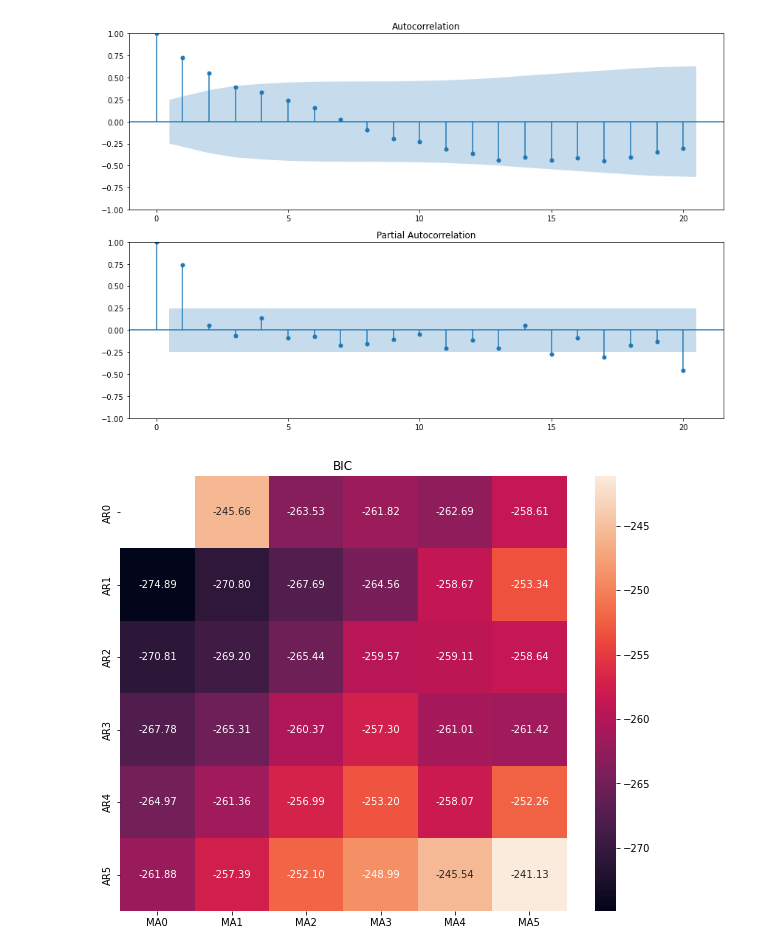
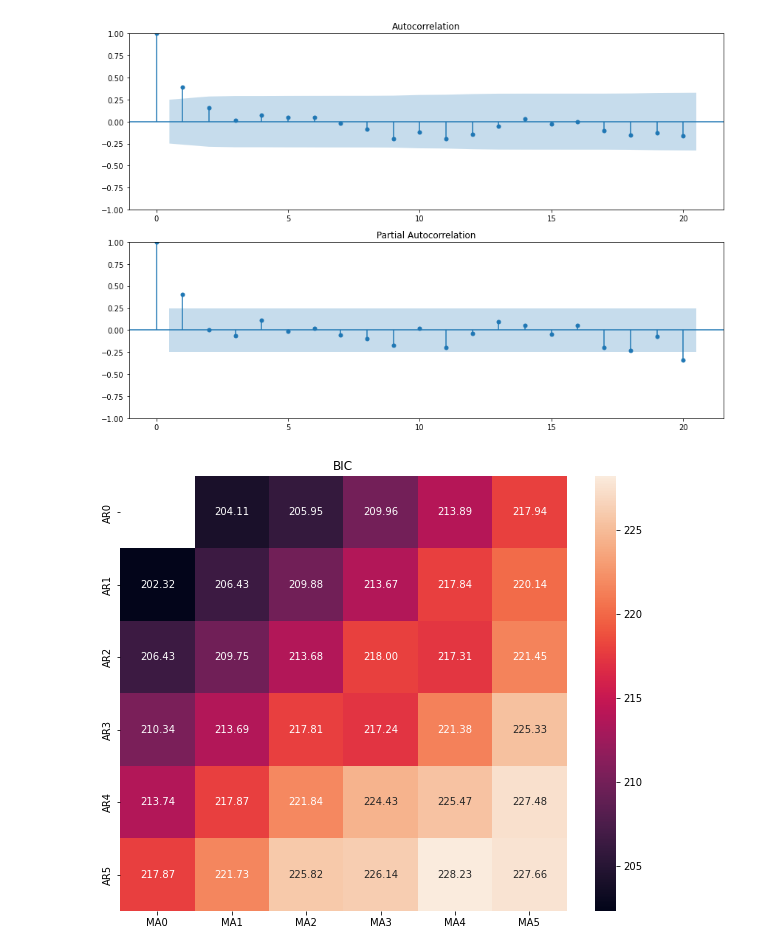
Before and after one commit to Allanroy-tz/PyLab, a Jupyter notebook: 时间序列分析/main.ipynb, the cells around one changed output. Cells and saved outputs as stored; diff of their text form; code cells hidden in the pictures.

```diff
--- a/时间序列分析/main.ipynb
+++ b/时间序列分析/main.ipynb
@@ -28,0 +50,32 @@ Name: Close, Length: 65, dtype: float64
+# %%
+from sklearn.metrics import r2_score
+nptrain=train.to_numpy()
+#print(nptrain)
+u,s,vt=np.linalg.svd(nptrain)
+#print(u)
+#print(s)
+#print(vt)
+svdtrain=np.dot(vt[:3,:],np.mat(nptrain).T).T
+predict_sunspots02=np.dot(svdtrain,vt[:3,:])
+print(r2_score(nptrain, predict_sunspots02))
+#print(predict_sunspots02)
+plt.figure(figsize=(10,10))
+plt.plot(predict_sunspots02[...,3],color='red',label="Close")
+plt.plot(predict_sunspots02[...,0],color='green',label="Open")
+plt.plot(predict_sunspots02[...,1],color='blue',label="High")
+plt.plot(predict_sunspots02[...,2],color='skyblue',label="Low")
+#plt.plot(train["Volume"],color='blacl')
+plt.legend()
+plt.xlabel('Date')
+plt.ylabel('Price')
+plt.show()
+plt.figure(figsize=(10,10))
+plt.plot(predict_sunspots02[...,4],color='black',label="Volum")
+plt.legend()
+plt.show()
+#print(svdtrain)
+dataFrame=pd.DataFrame(svdtrain).set_index(train.index)
+#print(dataFrame)
+plt.figure(figsize=(10,10))
+plt.plot(dataFrame)
+plt.show()
@@ -30,16 +88,16 @@ Name: Close, Length: 65, dtype: float64
 import statsmodels.api as sm
 fig = plt.figure(figsize=(12,8))
 ax1 = fig.add_subplot(211)
-fig = sm.graphics.tsa.plot_acf(train, lags=20,ax=ax1)
+fig = sm.graphics.tsa.plot_acf(dataFrame[0], lags=20,ax=ax1)
 ax1.xaxis.set_ticks_position('bottom')
 fig.tight_layout()
 ax2 = fig.add_subplot(212)
-fig = sm.graphics.tsa.plot_pacf(train, lags=20, ax=ax2)
+fig = sm.graphics.tsa.plot_pacf(dataFrame[0], lags=20, ax=ax2)
 ax2.xaxis.set_ticks_position('bottom')
 fig.tight_layout()
 plt.show()
 # %% [output]
-[figure, old version]
+[figure, new version]
 # %%
  #遍历，寻找适宜的参数
 import itertools
@@ -52,32 +110,32 @@ p_max = 5
 d_max = 0
 q_max = 5
 # Initialize a DataFrame to store the results,，以BIC准则
 results_bic = pd.DataFrame(index=['AR{}'.format(i) for i in range(p_min,p_max+1)],
                             columns=['MA{}'.format(i) for i in range(q_min,q_max+1)])
 for p,d,q in itertools.product(range(p_min,p_max+1),
                                 range(d_min,d_max+1),
                                 range(q_min,q_max+1)):
     if p==0 and d==0 and q==0:
         results_bic.loc['AR{}'.format(p), 'MA{}'.format(q)] = np.nan
         continue
     try:
-        model = sm.tsa.ARIMA(train, order=(p, d, q),
+        model = sm.tsa.ARIMA(dataFrame[0], order=(p, d, q),
                             #enforce_stationarity=False,
                             #enforce_invertibility=False,
                             )
         results = model.fit()
         results_bic.loc['AR{}'.format(p), 'MA{}'.format(q)] = results.bic
     except:
         continue
 results_bic = results_bic[results_bic.columns].astype(float)
 fig, ax = plt.subplots(figsize=(10, 8))
 ax = sns.heatmap(results_bic,
                 mask=results_bic.isnull(),
                 ax=ax,
                 annot=True,
                 fmt='.2f',
                 )
 ax.set_title('BIC')
 plt.show()
 # %% [output]
-[figure, old version]
+[figure, new version]
```
Also changed, not shown: parts of 5 cells of this notebook, 4 other files.
